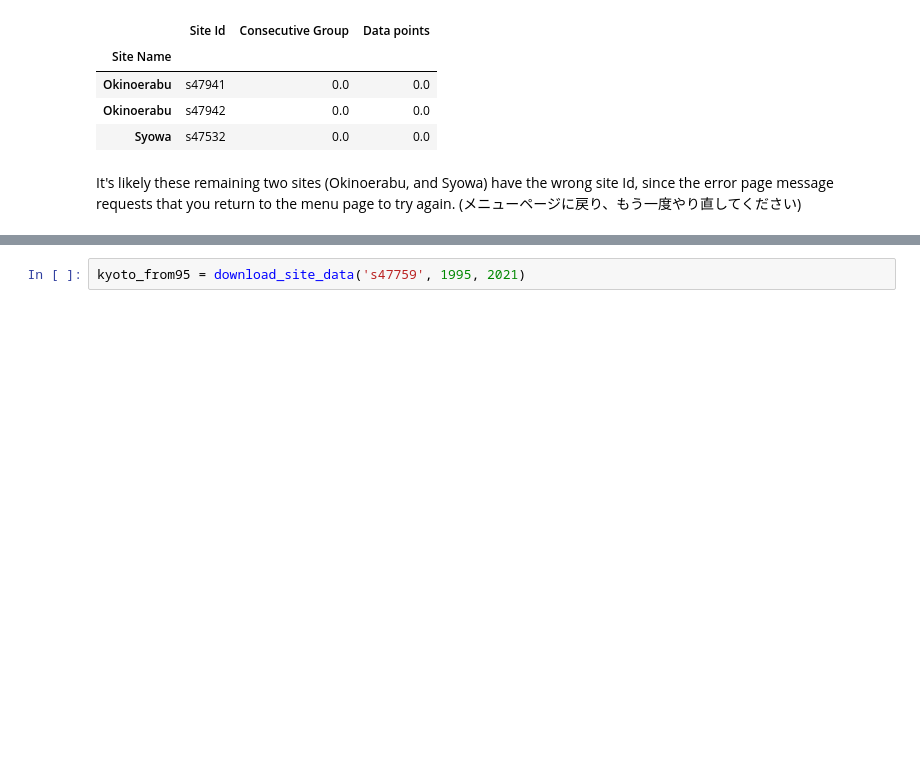
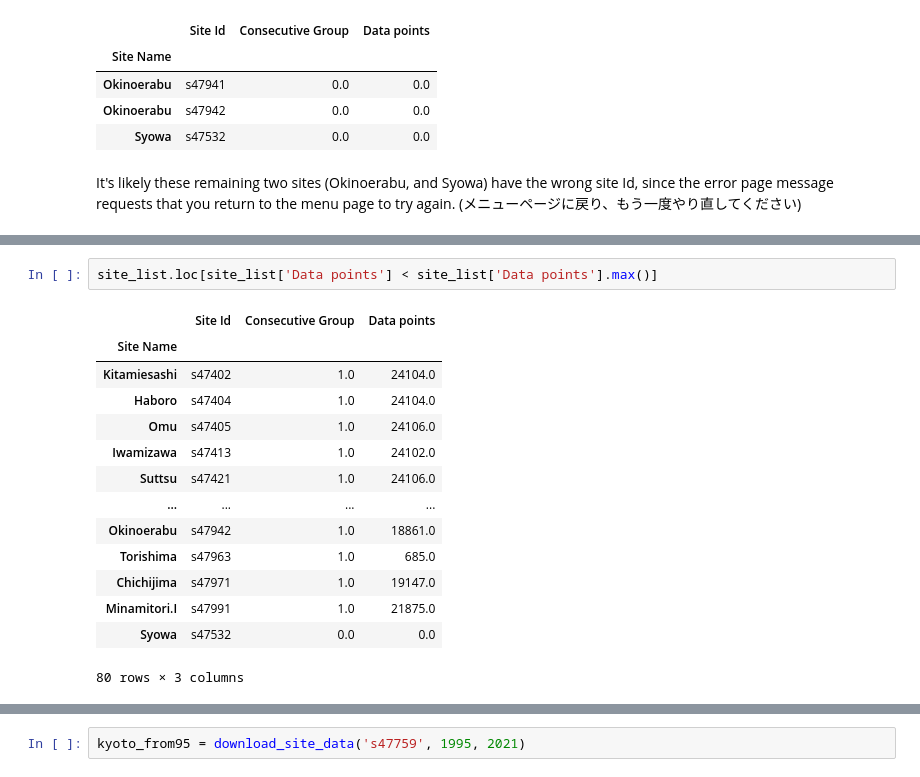
Before and after one commit to rglasnap/python-notebooks, a Jupyter notebook: Japan_Temperatures_JMA.ipynb, the cells around one changed output, grey strips where cells are left out. Saved outputs shown, nothing was run; the diff lists cells and outputs as text; blank space fills up the shorter version.

```diff
--- a/Japan_Temperatures_JMA.ipynb
+++ b/Japan_Temperatures_JMA.ipynb
@@ -301,0 +366,17 @@ Sleeping 70s to prevent overloading server
+# %%
+site_list.loc[site_list['Data points'] < site_list['Data points'].max()]
+# %% [output]
+|  | Site Id | Consecutive Group | Data points |
+| Site Name |  |  |  |
+| Kitamiesashi | s47402 | 1.0 | 24104.0 |
+| Haboro | s47404 | 1.0 | 24104.0 |
+| Omu | s47405 | 1.0 | 24106.0 |
+| Iwamizawa | s47413 | 1.0 | 24102.0 |
+| Suttsu | s47421 | 1.0 | 24106.0 |
+| ... | ... | ... | ... |
+| Okinoerabu | s47942 | 1.0 | 18861.0 |
+| Torishima | s47963 | 1.0 | 685.0 |
+| Chichijima | s47971 | 1.0 | 19147.0 |
+| Minamitori.I | s47991 | 1.0 | 21875.0 |
+| Syowa | s47532 | 0.0 | 0.0 |
+80 rows × 3 columns
```
Also changed, not shown: parts of 20 cells of this notebook, 1 other file.
